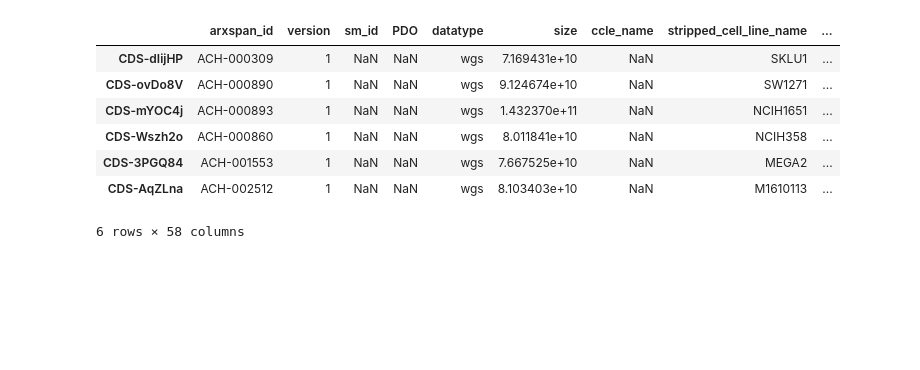
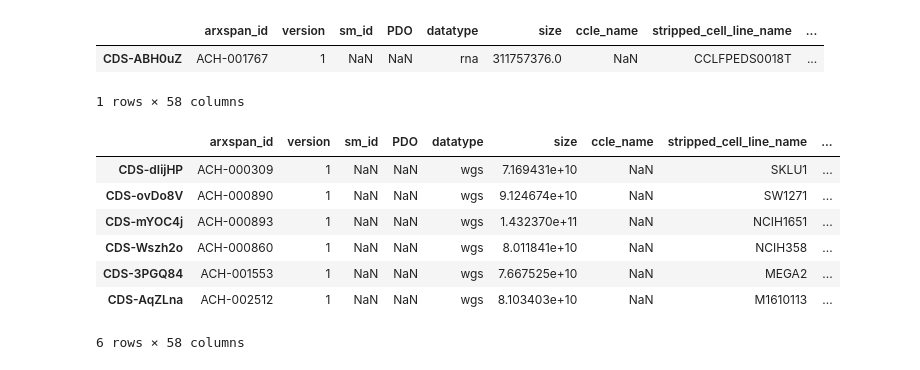
Before and after one commit to broadinstitute/celligner, a Jupyter notebook: Celligner_to_python.ipynb, the cells around one changed output. Drawn from its saved outputs; the diff is of its cells as text; code cells hidden in the pictures; blank space fills up the shorter version.

```diff
--- a/Celligner_to_python.ipynb
+++ b/Celligner_to_python.ipynb
@@ -6,6 +1,12 @@ tc = TaigaClient()
 # %%
 from depmapomics import tracker
 track = tracker.getTracker()
+# %%
+track[(track.internal_bam_filepath.isna()) & (track.datatype == 'rna')]
+# %% [output]
+|  | arxspan_id | version | sm_id | PDO | datatype | size | ccle_name | stripped_cell_line_name | ... |
+| CDS-ABH0uZ | ACH-001767 | 1 | NaN | NaN | rna | 311757376.0 | NaN | CCLFPEDS0018T | ... |
+1 rows × 58 columns
 # %%
 track[(track.low_quality==1)&(track.datatype=='wgs')]
 # %% [output]
```
Also changed, not shown: parts of 20 cells of this notebook, 11 other files.
